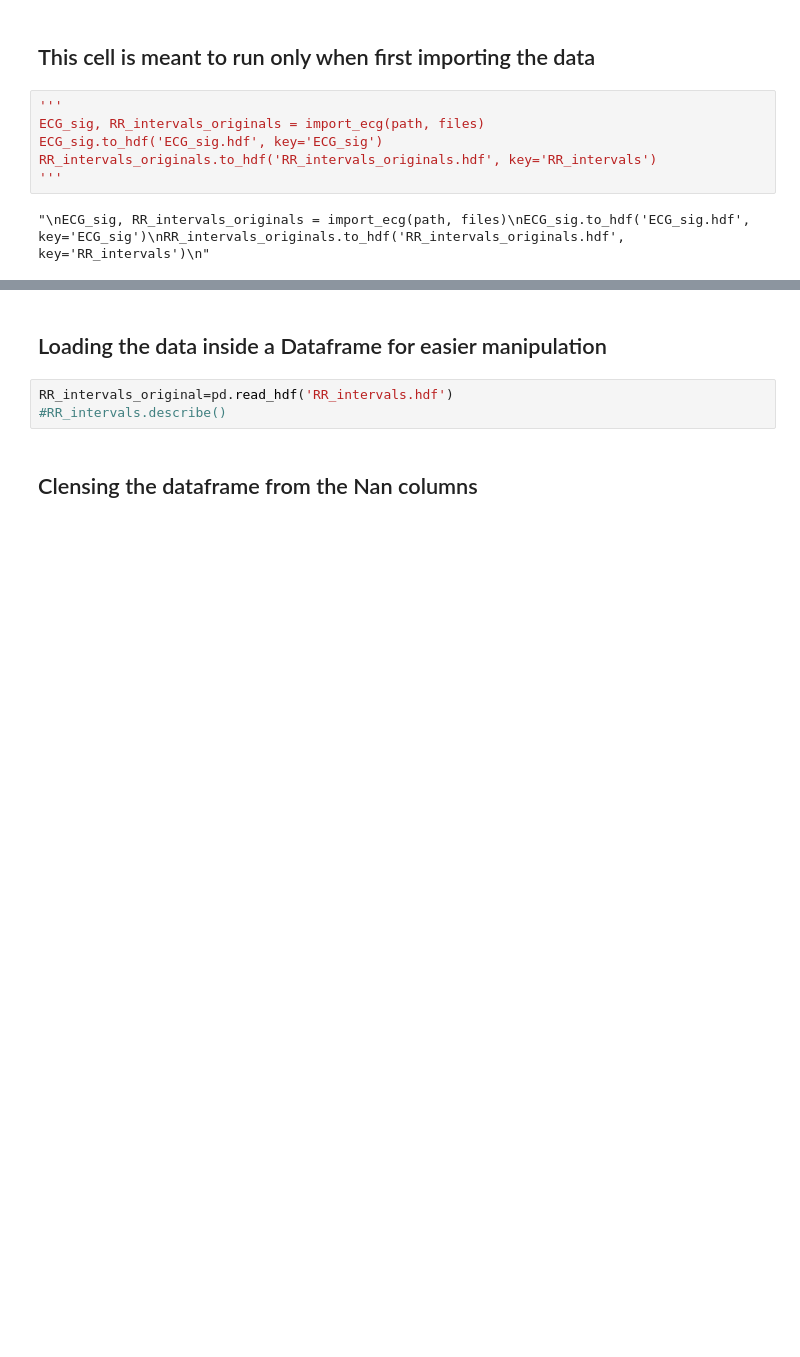
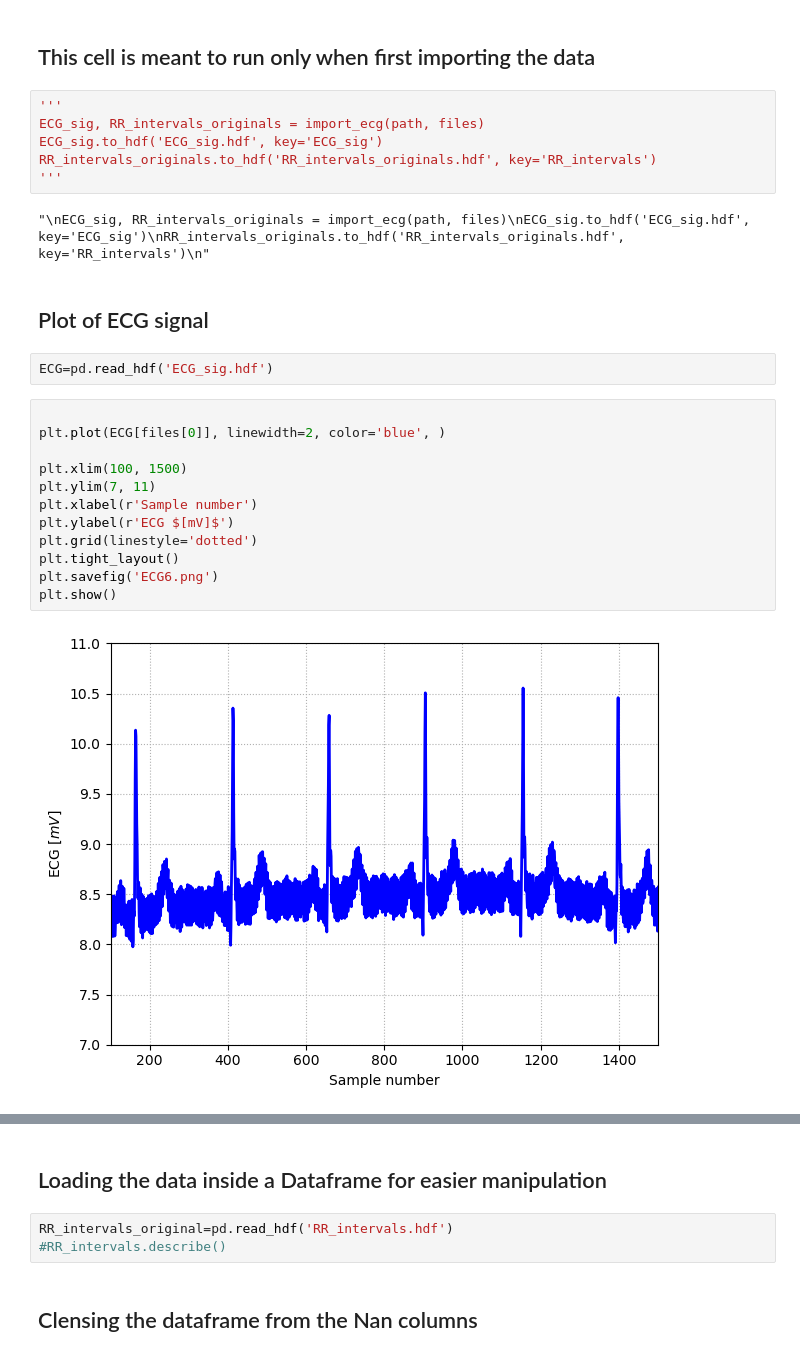
Before and after one commit to threeblueonebrowneyes/Critical-Scale-Invariance-Heart-Rate, a Jupyter notebook: CleanCode.ipynb, the cells around one changed output, grey strips where cells are left out. Cells and saved outputs as stored; diff of their text form; blank space fills up the shorter version.

Commit message:
graphs

```diff
--- a/CleanCode.ipynb
+++ b/CleanCode.ipynb
@@ -167,3 +167,21 @@ RR_intervals_originals.to_hdf('RR_intervals_originals.hdf', key='RR_intervals')
 '''
 # %% [output]
 "\nECG_sig, RR_intervals_originals = import_ecg(path, files)\nECG_sig.to_hdf('ECG_sig.hdf', key='ECG_sig')\nRR_intervals_originals.to_hdf('RR_intervals_originals.hdf', key='RR_intervals')\n"
+# %% [markdown]
+## Plot of ECG signal
+# %%
+ECG=pd.read_hdf('ECG_sig.hdf')
+# %%
+
+plt.plot(ECG[files[0]], linewidth=2, color='blue', )
+
+plt.xlim(100, 1500)
+plt.ylim(7, 11)
+plt.xlabel(r'Sample number')
+plt.ylabel(r'ECG $[mV]$')
+plt.grid(linestyle='dotted')
+plt.tight_layout()
+plt.savefig('ECG6.png')
+plt.show()
+# %% [output]
+[figure, added]
```
Also changed, not shown: parts of 1 cell of this notebook.
